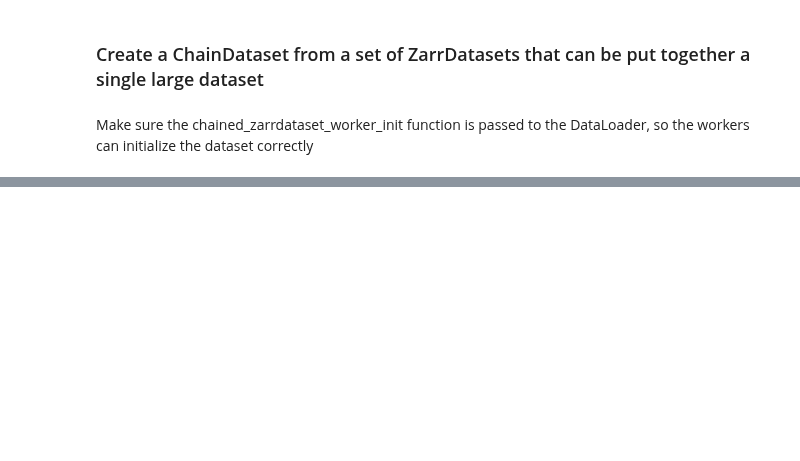
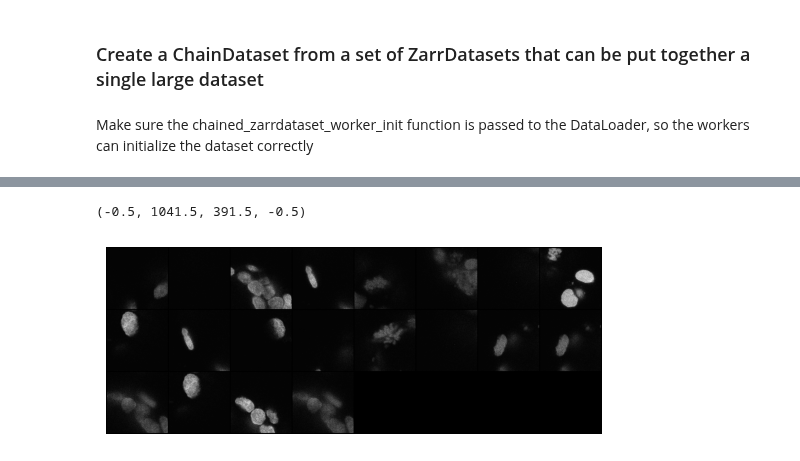
Before and after one commit to TheJacksonLaboratory/zarrdataset, a Jupyter notebook: examples/advanced_example_pytorch.ipynb, the cells around one changed output, grey strips where cells are left out. Saved outputs shown, nothing was run; the diff lists cells and outputs as text; code cells hidden in the pictures; blank space fills up the shorter version.

```diff
--- a/examples/advanced_example_pytorch.ipynb
+++ b/examples/advanced_example_pytorch.ipynb
@@ -94,0 +109,6 @@ plt.axis('off')
+# %%
+plt.imshow(samples_grid[1], cmap="gray")
+plt.axis('off')
+# %% [output]
+(-0.5, 1041.5, 391.5, -0.5)
+[figure, added]
```
Also changed, not shown: parts of 11 cells of this notebook, 3 other files.
